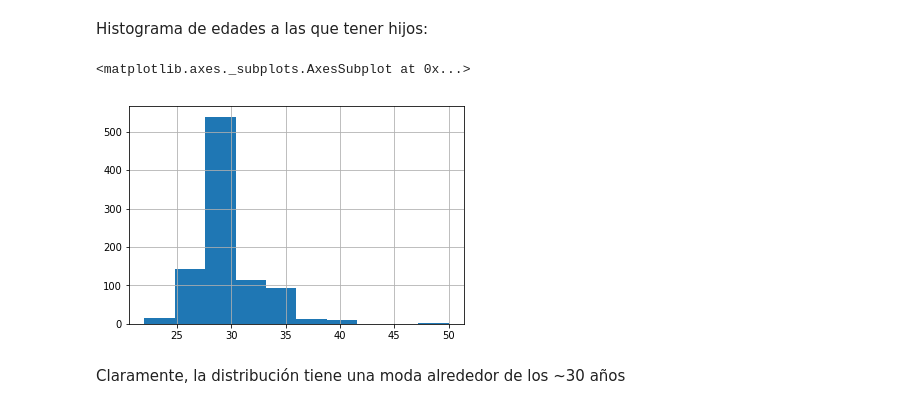
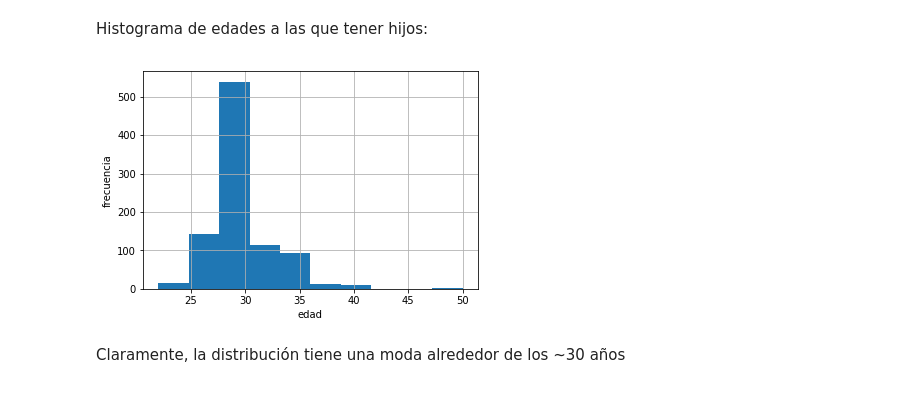
Before and after one commit to fveredas/bioestadisticaupv, a Jupyter notebook: bioestadistica_Javier.ipynb, the cells around one changed output. Cells and saved outputs as stored; diff of their text form; code cells hidden in the pictures.

```diff
--- a/bioestadistica_Javier.ipynb
+++ b/bioestadistica_Javier.ipynb
@@ -322,11 +335,14 @@ pd.crosstab(datos_analisis['rango_edad'], columns='frecuencia').plot.bar()
 [figure]
 # %% [markdown]
 Histograma de edades a las que tener hijos:
-# %%
-datos_analisis.edad_hijos.hist()
-# %% [output]
-<matplotlib.axes._subplots.AxesSubplot at 0x...>
-[figure, removed]
+# %%
+fir, ax = plt.subplots()
+datos_analisis.edad_hijos.hist(ax=ax)
+plt.xlabel('edad')
+plt.ylabel('frecuencia')
+plt.savefig('hist_edad_hijos.png')
+# %% [output]
+[figure, added]
 # %% [markdown]
 Claramente, la distribución tiene una moda alrededor de los ~30 años
 # %% [markdown]
```
Also changed, not shown: parts of 2 cells of this notebook, 2 other files.
